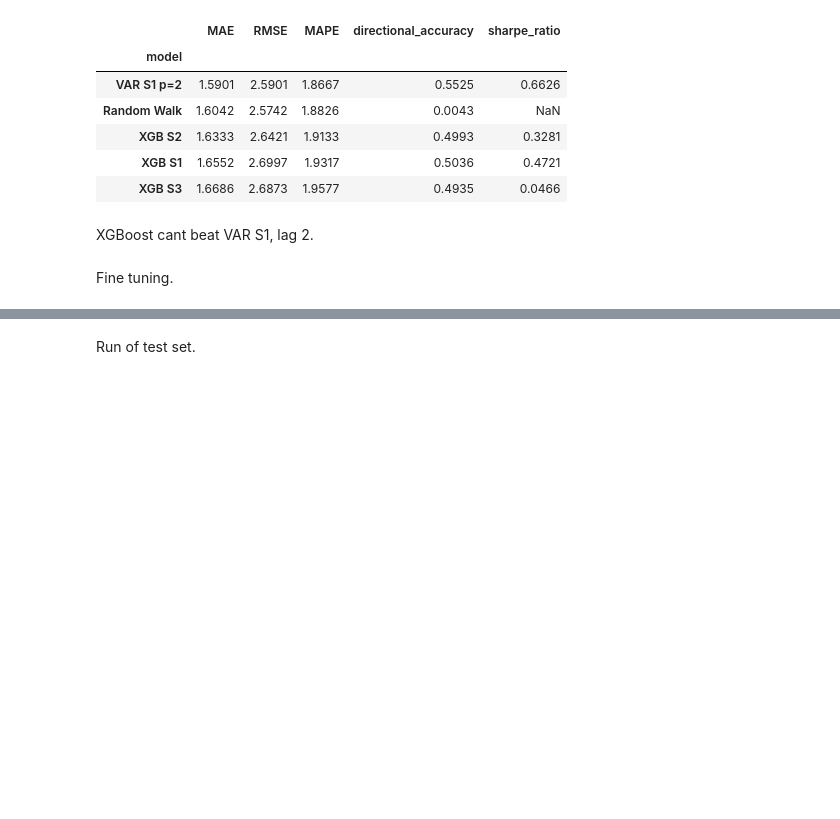
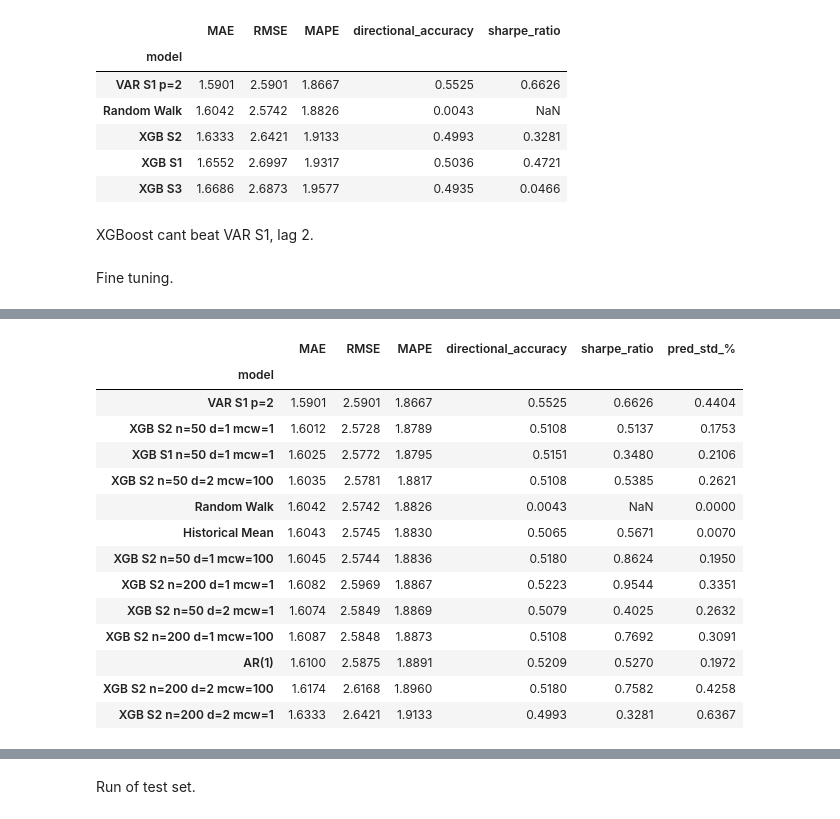
Before and after one commit to airrehn/Sample-Taxed, a Jupyter notebook: notebooks/aa_forecast1.ipynb, the cells around one changed output, grey strips where cells are left out. Drawn from its saved outputs; the diff is of its cells as text; code cells hidden in the pictures; blank space fills up the shorter version.

```diff
--- a/notebooks/aa_forecast1_5.ipynb
+++ b/notebooks/aa_forecast1.ipynb
@@ -526,0 +583,23 @@ Fine tuning.
+# %%
+grid = [dict(n_estimators=n, max_depth=d, min_child_weight=m)
+        for n, d, m in itertools.product([50, 200], [1, 2], [1, 100])] # Produce a list of dictionaries, out of the products: [(50,1,1), (50,1,100), (50,2,1)....(200,2,100)]
+val_args = dict(horizon=1, start_date="2024-01-01", end_date="2026-09-30") # Produce a dictionary
+
+# print(grid)
+
+runs = Parallel(n_jobs=-1)(
+    delayed(walk_forward)(df_var, forecast_funct=xgb_forecast, features=feats, **g, **val_args) for g in grid
+)
+# %%
+results = {
+    "Random Walk": walk_forward(df_var, forecast_funct=random_walk_forecast, **val_args),
+    "Historical Mean": walk_forward(df_var, forecast_funct=historical_mean_forecast, lookback=3000, **val_args),
+    "AR(1)": walk_forward(df_var, forecast_funct=ar1_forecast, lookback=3000, **val_args),
+    "VAR S1 p=2": walk_forward(df_var, forecast_funct=var_forecast, cols=["log_return", "wti", "sp500"], lags=2, **val_args),
+}
+for g, r in zip(grid, runs):
+    results[f"XGB S2 n={g['n_estimators']} d={g['max_depth']} mcw={g['min_child_weight']}"] = r
+
+table = compare_models(results)[["MAE", "RMSE", "MAPE", "directional_accuracy", "sharpe_ratio"]]
+table["pred_std_%"] = [np.log(r["forecast"] / r["origin_price"]).std() * 100 for r in results.values()]
+table.round(4).sort_values("MAPE")
@@ -526,0 +621,26 @@ Fine tuning.
+# %%
+feats_s1 = make_lag_features(df_var, ["log_return", "wti", "sp500"], lags=3)   # S1 variables
+feats_s1["target"] = df_var["log_return"].shift(-1)
+
+results["XGB S1 n=50 d=1 mcw=1"] = walk_forward(df_var, forecast_funct=xgb_forecast, features=feats_s1,
+                                               n_estimators=50, max_depth=1, min_child_weight=1, **val_args)
+
+table = compare_models(results)[["MAE", "RMSE", "MAPE", "directional_accuracy", "sharpe_ratio"]]
+table["pred_std_%"] = [np.log(r["forecast"] / r["origin_price"]).std() * 100 for r in results.values()]
+table.round(4).sort_values("MAPE")
+# %% [output]
+|  | MAE | RMSE | MAPE | directional_accuracy | sharpe_ratio | pred_std_% |
+| model |  |  |  |  |  |  |
+| VAR S1 p=2 | 1.5901 | 2.5901 | 1.8667 | 0.5525 | 0.6626 | 0.4404 |
+| XGB S2 n=50 d=1 mcw=1 | 1.6012 | 2.5728 | 1.8789 | 0.5108 | 0.5137 | 0.1753 |
+| XGB S1 n=50 d=1 mcw=1 | 1.6025 | 2.5772 | 1.8795 | 0.5151 | 0.3480 | 0.2106 |
+| XGB S2 n=50 d=2 mcw=100 | 1.6035 | 2.5781 | 1.8817 | 0.5108 | 0.5385 | 0.2621 |
+| Random Walk | 1.6042 | 2.5742 | 1.8826 | 0.0043 | NaN | 0.0000 |
+| Historical Mean | 1.6043 | 2.5745 | 1.8830 | 0.5065 | 0.5671 | 0.0070 |
+| XGB S2 n=50 d=1 mcw=100 | 1.6045 | 2.5744 | 1.8836 | 0.5180 | 0.8624 | 0.1950 |
+| XGB S2 n=200 d=1 mcw=1 | 1.6082 | 2.5969 | 1.8867 | 0.5223 | 0.9544 | 0.3351 |
+| XGB S2 n=50 d=2 mcw=1 | 1.6074 | 2.5849 | 1.8869 | 0.5079 | 0.4025 | 0.2632 |
+| XGB S2 n=200 d=1 mcw=100 | 1.6087 | 2.5848 | 1.8873 | 0.5108 | 0.7692 | 0.3091 |
+| AR(1) | 1.6100 | 2.5875 | 1.8891 | 0.5209 | 0.5270 | 0.1972 |
+| XGB S2 n=200 d=2 mcw=100 | 1.6174 | 2.6168 | 1.8960 | 0.5180 | 0.7582 | 0.4258 |
+| XGB S2 n=200 d=2 mcw=1 | 1.6333 | 2.6421 | 1.9133 | 0.4993 | 0.3281 | 0.6367 |
```
Also changed, not shown: parts of 6 cells of this notebook, 3 other files.
